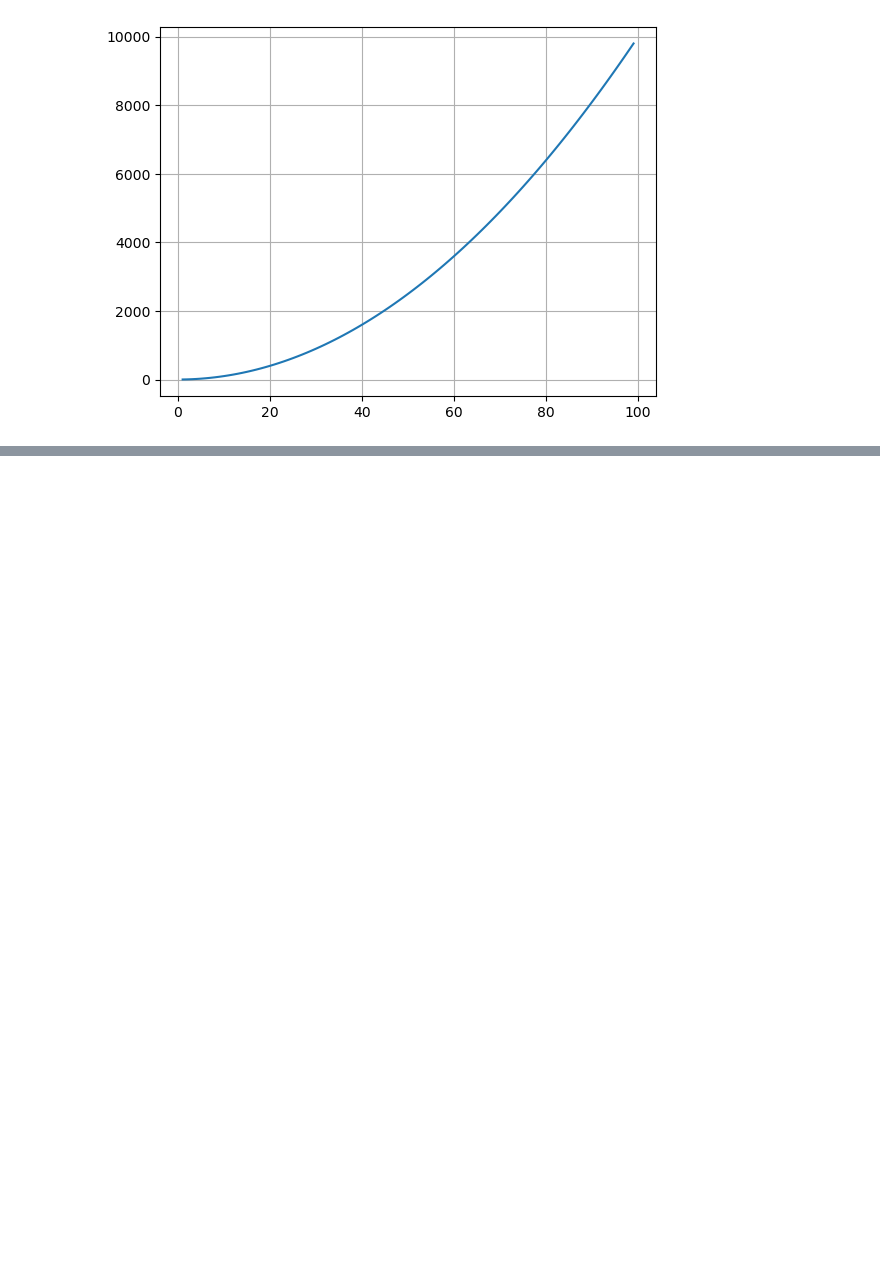
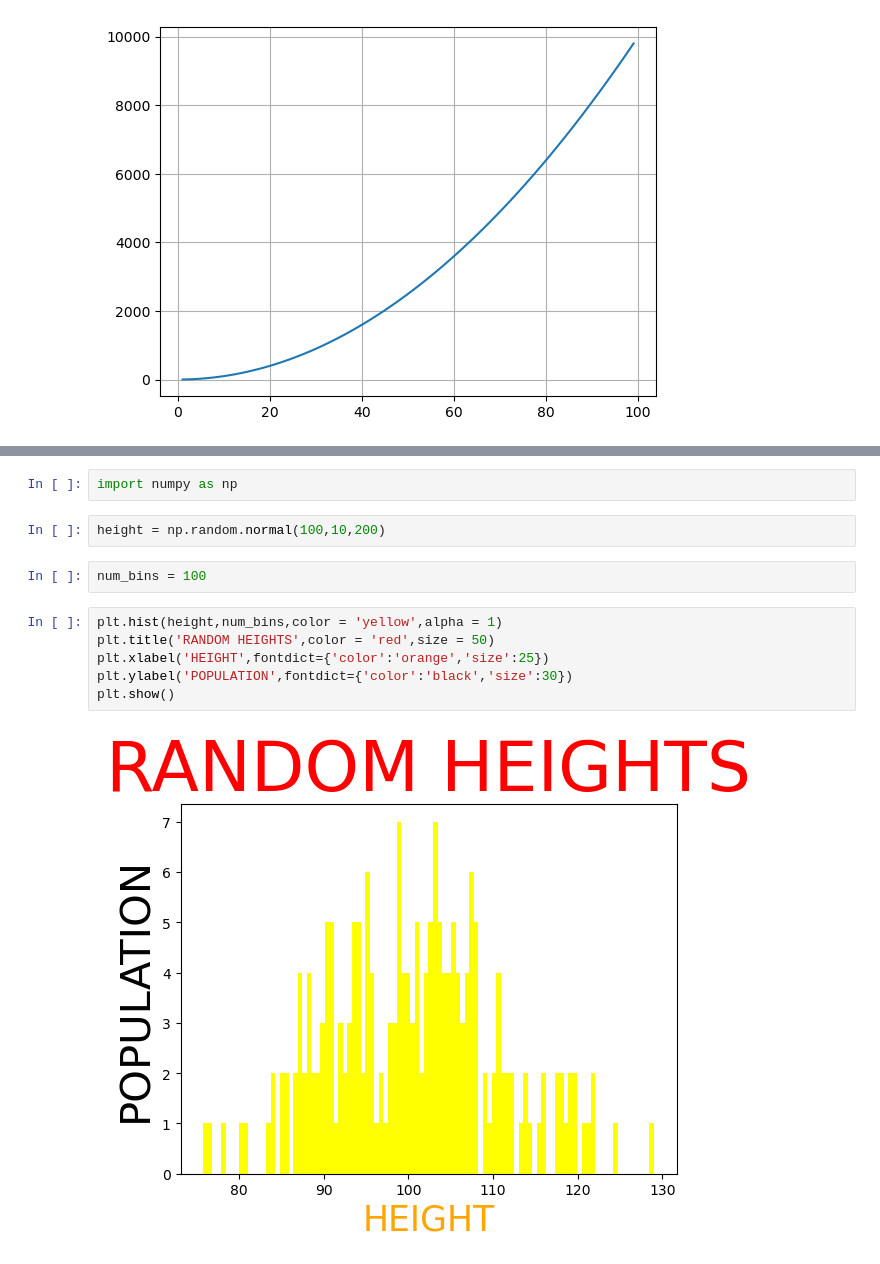
Before and after one commit to anishverma870/data-analytics-PYTHON, a Jupyter notebook: library/Data Visualisation/Matplotlib/Matplotlib.ipynb, the cells around one changed output, grey strips where cells are left out. Cells and saved outputs as stored; diff of their text form; blank space fills up the shorter version.

```diff
--- a/library/Data Visualisation/Matplotlib/Matplotlib.ipynb
+++ b/library/Data Visualisation/Matplotlib/Matplotlib.ipynb
@@ -205,0 +218,14 @@ plt.show()
+# %%
+import numpy as np
+# %%
+height = np.random.normal(100,10,200)
+# %%
+num_bins = 100
+# %%
+plt.hist(height,num_bins,color = 'yellow',alpha = 1)
+plt.title('RANDOM HEIGHTS',color = 'red',size = 50)
+plt.xlabel('HEIGHT',fontdict={'color':'orange','size':25})
+plt.ylabel('POPULATION',fontdict={'color':'black','size':30})
+plt.show()
+# %% [output]
+[figure, added]
```
Also changed, not shown: parts of 12 cells of this notebook.
